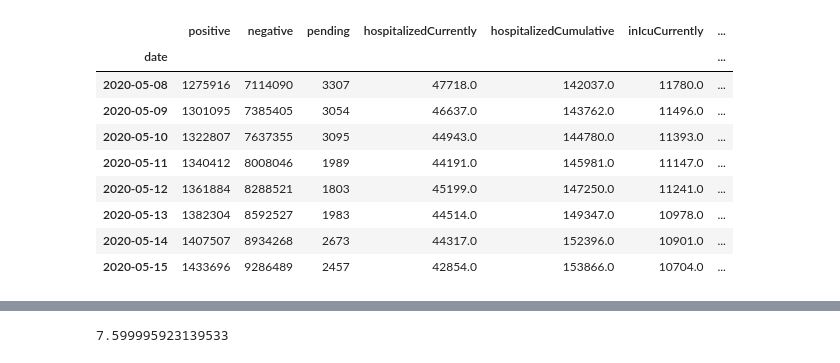
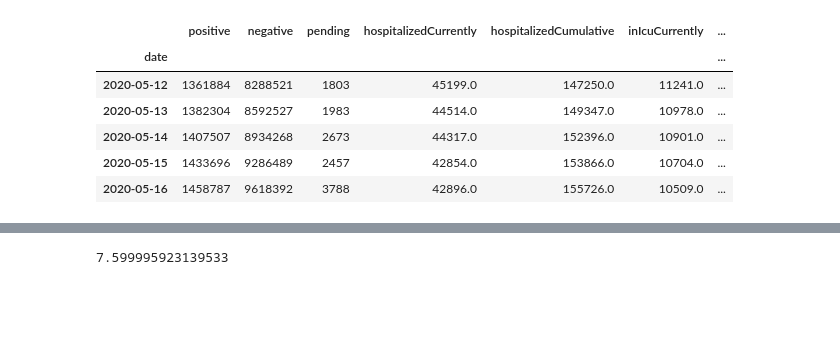
Before and after one commit to DMXMax/covid19, a Jupyter notebook: coviddata.ipynb, the cells around one changed output, grey strips where cells are left out. Cells and saved outputs as stored; diff of their text form; code cells hidden in the pictures; blank space fills up the shorter version.

```diff
--- a/coviddata.ipynb
+++ b/coviddata.ipynb
@@ -92,16 +99,13 @@ dfCAPos[-8:]
 # %%
-gbUSA.sum()[-8:]
+gbUSA.sum()[-5:]
 # %% [output]
 |  | positive | negative | pending | hospitalizedCurrently | hospitalizedCumulative | inIcuCurrently | ... |
 | date |  |  |  |  |  |  | ... |
-| 2020-05-08 | 1275916 | 7114090 | 3307 | 47718.0 | 142037.0 | 11780.0 | ... |
-| 2020-05-09 | 1301095 | 7385405 | 3054 | 46637.0 | 143762.0 | 11496.0 | ... |
-| 2020-05-10 | 1322807 | 7637355 | 3095 | 44943.0 | 144780.0 | 11393.0 | ... |
-| 2020-05-11 | 1340412 | 8008046 | 1989 | 44191.0 | 145981.0 | 11147.0 | ... |
 | 2020-05-12 | 1361884 | 8288521 | 1803 | 45199.0 | 147250.0 | 11241.0 | ... |
 | 2020-05-13 | 1382304 | 8592527 | 1983 | 44514.0 | 149347.0 | 10978.0 | ... |
 | 2020-05-14 | 1407507 | 8934268 | 2673 | 44317.0 | 152396.0 | 10901.0 | ... |
 | 2020-05-15 | 1433696 | 9286489 | 2457 | 42854.0 | 153866.0 | 10704.0 | ... |
+| 2020-05-16 | 1458787 | 9618392 | 3788 | 42896.0 | 155726.0 | 10509.0 | ... |
 # %%
 gbCA.sum()[-5:]
 # %% [output]
```
Also changed, not shown: parts of 46 cells of this notebook.
